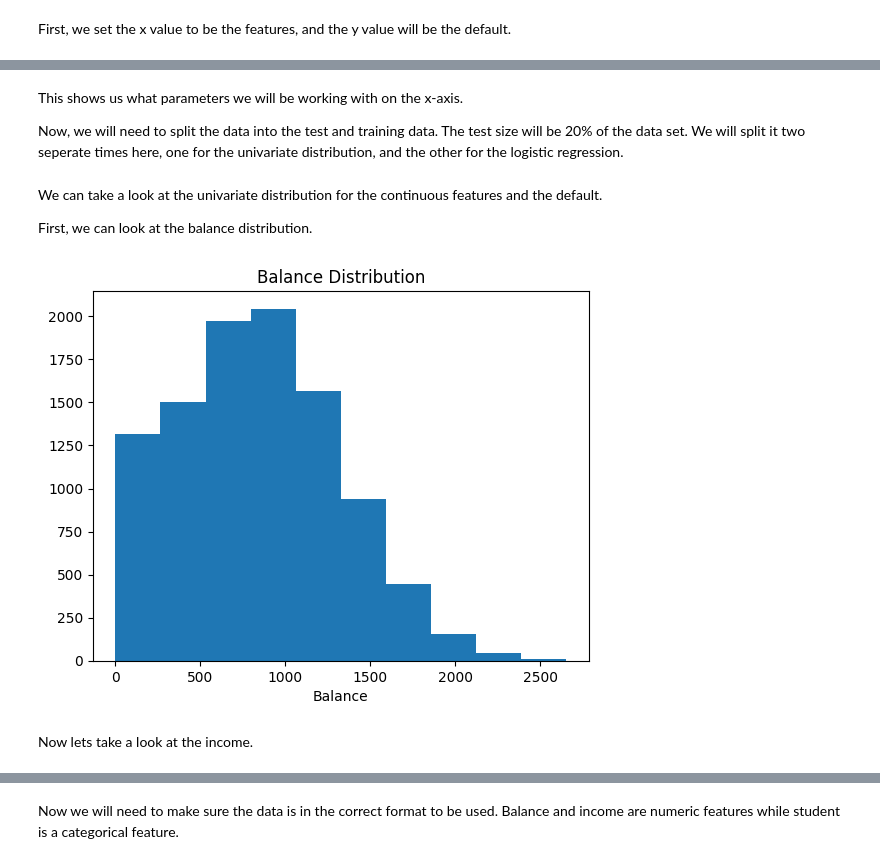
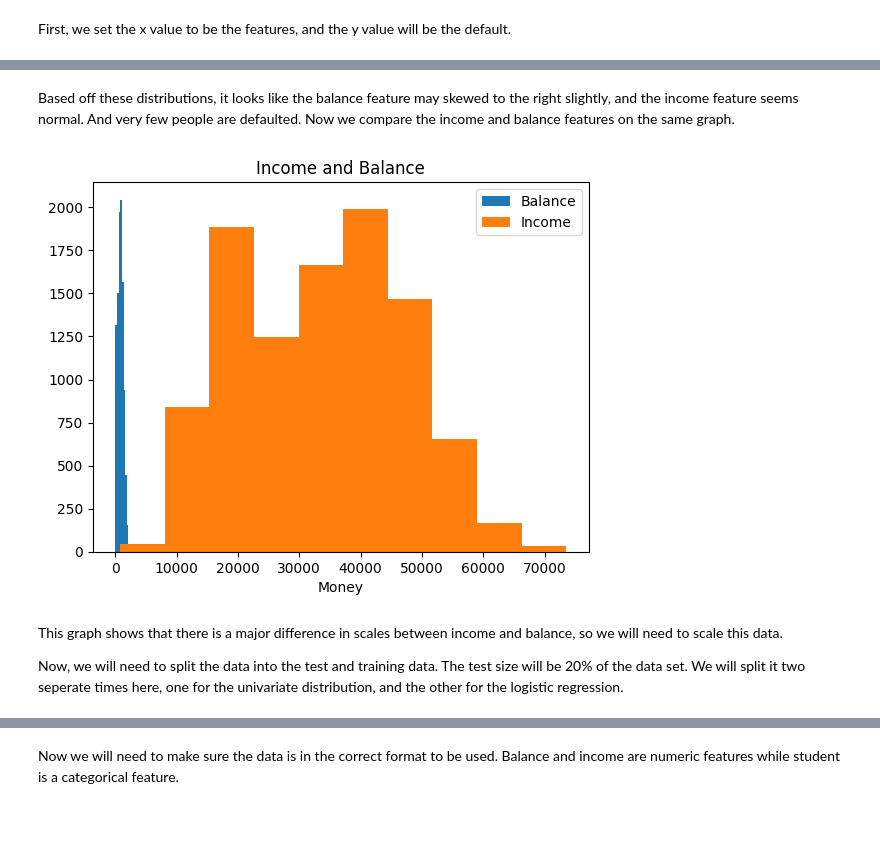
Before and after one commit to lmr97/datamining_proj3, a Jupyter notebook: Group2-LogisticRegression.ipynb, the cells around one changed output, grey strips where cells are left out. Cells and saved outputs as stored; diff of their text form; code cells hidden in the pictures; blank space fills up the shorter version.

Commit message:
Added most requirements for machine learning, and the first part of part 3.

```diff
--- a/Group2-LogisticRegression.ipynb
+++ b/Group2-LogisticRegression.ipynb
@@ -355,5 +372,17 @@ Index(['student', 'balance', 'income'], dtype='object')
+# %% [markdown]
+Based off these distributions, it looks like the balance feature may skewed to the right slightly, and the income feature seems normal. And very few people are defaulted. Now we compare the income and balance features on the same graph.
+# %%
+# Balance and income on the same graph
+plt.hist(x['balance'], label='Balance')
+plt.hist(x['income'], label='Income')
+plt.title('Income and Balance')
+plt.xlabel('Money')
+plt.legend()
+plt.show()
+# %% [output]
+[figure, added]
 # %% [markdown]
-This shows us what parameters we will be working with on the x-axis.
+This graph shows that there is a major difference in scales between income and balance, so we will need to scale this data.
 
 Now, we will need to split the data into the test and training data. The test size will be 20% of the data set. We will split it two seperate times here, one for the univariate distribution, and the other for the logistic regression.
 # %%
@@ -367,28 +390,0 @@ xTrain, xTest, yTrain, yTest = train_test_split(x, y, test_size=0.2, random_stat
-# %% [markdown]
-We can take a look at the univariate distribution for the continuous features and the default.
-
-First, we can look at the balance distribution.
-# %%
-# # Creating and fitting the model
-# selector = SelectKBest(f_classif, k=2)
-# selector.fit(xUniTrain, yUniTrain)
-# scores = -np.log10(selector.pvalues_)
-# scores /= scores.max()
-
-# # Now we can plot the model
-# xIndices = np.arange(xUni.shape[-1])
-# plt.figure(1)
-# plt.clf()
-# plt.bar(xIndices, scores, width=0.2)
-# plt.title("Feature univariate distribution")
-# plt.xlabel("Feature number")
-# plt.ylabel("Score")
-# plt.show()
-plt.hist(xUni['balance'])
-plt.title('Balance Distribution')
-plt.xlabel('Balance')
-plt.show()
-# %% [output]
-[figure, removed]
-# %% [markdown]
-Now lets take a look at the income.
```
Also changed, not shown: parts of 22 cells of this notebook.
